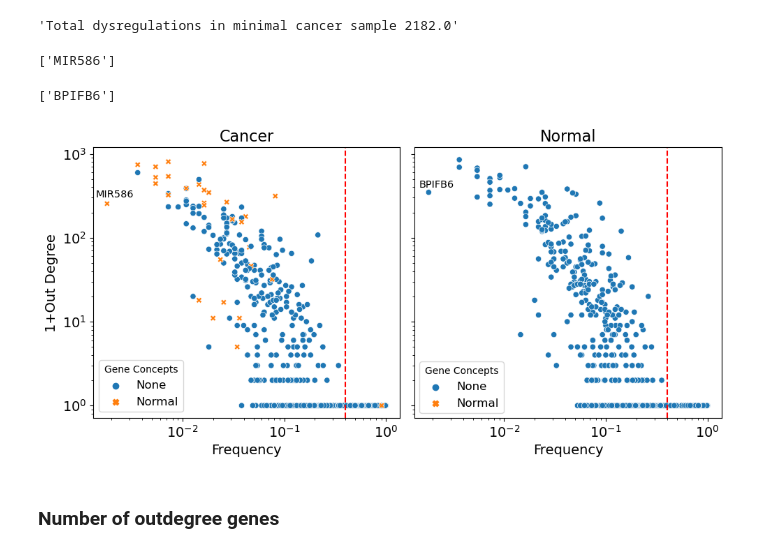
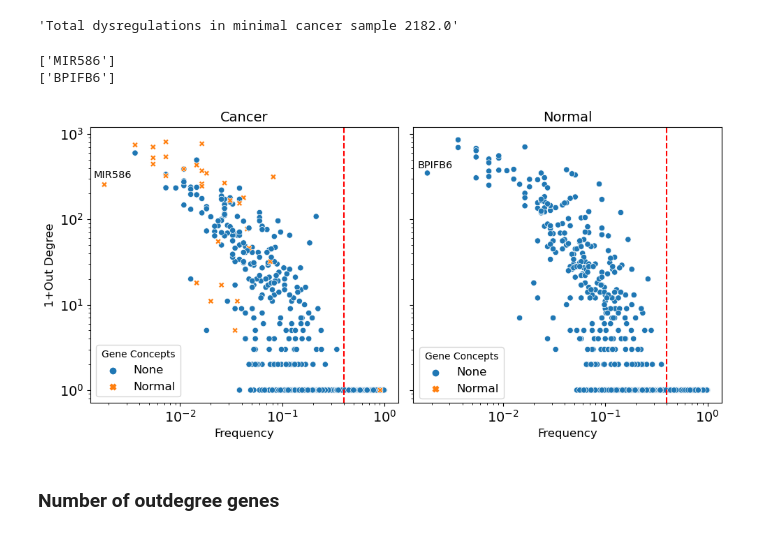
Before and after one commit to RobertoHePe/Causal_GE, a Jupyter notebook: Causal_GE_interpretation.ipynb, the cells around one changed output. Cells and saved outputs as stored; diff of their text form; code cells hidden in the pictures.

```diff
--- a/Causal_GE_interpretation.ipynb
+++ b/Causal_GE_interpretation.ipynb
@@ -152,29 +152,34 @@ min_normal = normal_sample[br_cl2][min_normal_arg]
 # %% [output]
 'Total dysregulations in minimal cancer sample 2182.0'
 # %%
+# Identify cancer sample with least amount of deregulations
 min_cancer_sample = np.argmin(cancer_sample.sum(axis=1))
 min_cancer = cancer_sample[min_cancer_sample, :]
 #min_normal_sample = np.argmin(normal_sample.sum(axis=1))
 
+# Indexes of altered nodes in minimal samples
 min_cancer_idx = np.where(cancer_sample[min_cancer_sample, :] == 1)[0]
 min_normal_idx = np.where(normal_sample[br_cl2][min_normal_arg] == 1)[0]
 
+# Frequencies of nodes in minimal samples
 min_freq_cancer = [frequencies[i] for i in min_cancer_idx]
 min_freq_normal = [frequencies[i] for i in min_normal_idx]
 
+# Outdegree of nodes in minimal samples
 min_dgr_cancer = [Graph.degree[i] for i in min_cancer_idx]
 min_dgr_normal = [Graph.degree[i] for i in min_normal_idx]
+
+# Min frequeccy genes
+min_freq_cancer_idx = np.argmin(frequencies[min_cancer_idx])
+min_freq_cancer_idx = min_cancer_idx[min_freq_cancer_idx]
+print(map_node_name(min_freq_cancer_idx, compressed_nodes_map, genes_map))
+
+min_freq_normal_idx = np.argmin(frequencies[min_normal_idx])
+min_freq_normal_idx = min_normal_idx[min_freq_normal_idx]
+print(map_node_name(min_freq_normal_idx, compressed_nodes_map, genes_map))
+# %% [output]
+['MIR586']
+['BPIFB6']
-# %%
-min_freq_cancer_idx = np.argmin(frequencies[min_cancer_idx])
-min_freq_cancer_idx = min_cancer_idx[min_freq_cancer_idx]
-print(map_node_name(min_freq_cancer_idx, compressed_nodes_map, genes_map))
-
-min_freq_normal_idx = np.argmin(frequencies[min_normal_idx])
-min_freq_normal_idx = min_normal_idx[min_freq_normal_idx]
-map_node_name(min_freq_normal_idx, compressed_nodes_map, genes_map)
-# %% [output]
-['MIR586']
-['BPIFB6']
 # %%
 min_odgr_cancer = [Graph.out_degree[i] for i in min_cancer_idx]
 min_odgr_normal = [Graph.out_degree[i] for i in min_normal_idx]
@@ -182,7 +187,7 @@ min_odgr_normal = [Graph.out_degree[i] for i in min_normal_idx]
 hue_normal = concepts[min_normal_idx]
 hue_cancer = concepts[min_cancer_idx]
 
-fs = 14
+fs = 12
 
 fig, ax = plt.subplots(1, 2, figsize=(10, 5), sharey="row")
 sns.scatterplot(
@@ -207,36 +212,36 @@ ax[1].set_title("Normal", fontsize=fs + 2)
 ax[0].tick_params(labelsize=14)
 ax[1].tick_params(labelsize=14)
 
 ax[0].axvline(0.4, ls="--", c="r")
 ax[1].axvline(0.4, ls="--", c="r")
 
 ax[0].annotate(
     map_node_name(min_freq_cancer_idx, compressed_nodes_map, genes_map)[0],
     (frequencies[min_freq_cancer_idx], 1 + Graph.out_degree[min_freq_cancer_idx]),
     (frequencies[min_freq_cancer_idx] * 1.2, 50 + Graph.out_degree[min_freq_cancer_idx]),
     ha='center',
     fontsize=10.5
 )
 
 ax[1].annotate(
     map_node_name(min_freq_normal_idx, compressed_nodes_map, genes_map)[0],
     (frequencies[min_freq_normal_idx], 1 + Graph.out_degree[min_freq_normal_idx]),
     (frequencies[min_freq_normal_idx] * 1.2, 50 + Graph.out_degree[min_freq_normal_idx]),
     ha='center',
     fontsize=10.5
 )
 
 for i in range(2):
     ax[i].set_yscale("log")
     ax[i].set_xscale("log")
 
 ax[0].legend(title="Gene Concepts", fontsize=12)
 # ax[1].legend(False)
-fig.legend(loc="upper right", bbox_to_anchor=(0.68, 0.32), title="Gene Concepts", fontsize=12)
+fig.legend(loc="upper right", bbox_to_anchor=(0.68, 0.31), title="Gene Concepts", fontsize=12)
 fig.tight_layout()
-#plt.savefig('Charts/min_samples_grid_threshold.pdf')
+#plt.savefig('Charts/Fig3.pdf')
 # %% [output]
-[figure, old version]
+[figure, new version]
 # %% [markdown]
 ### Number of outdegree genes
 # %%
```
Also changed, not shown: 2 other files.
